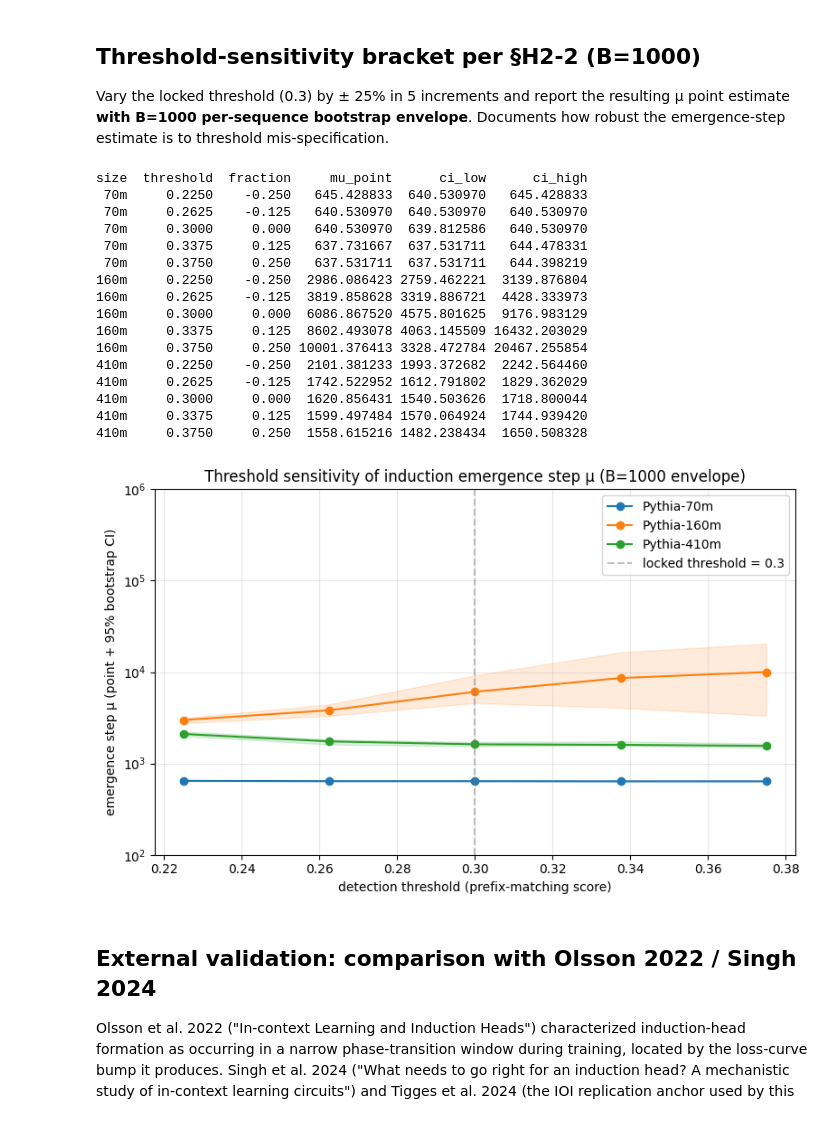
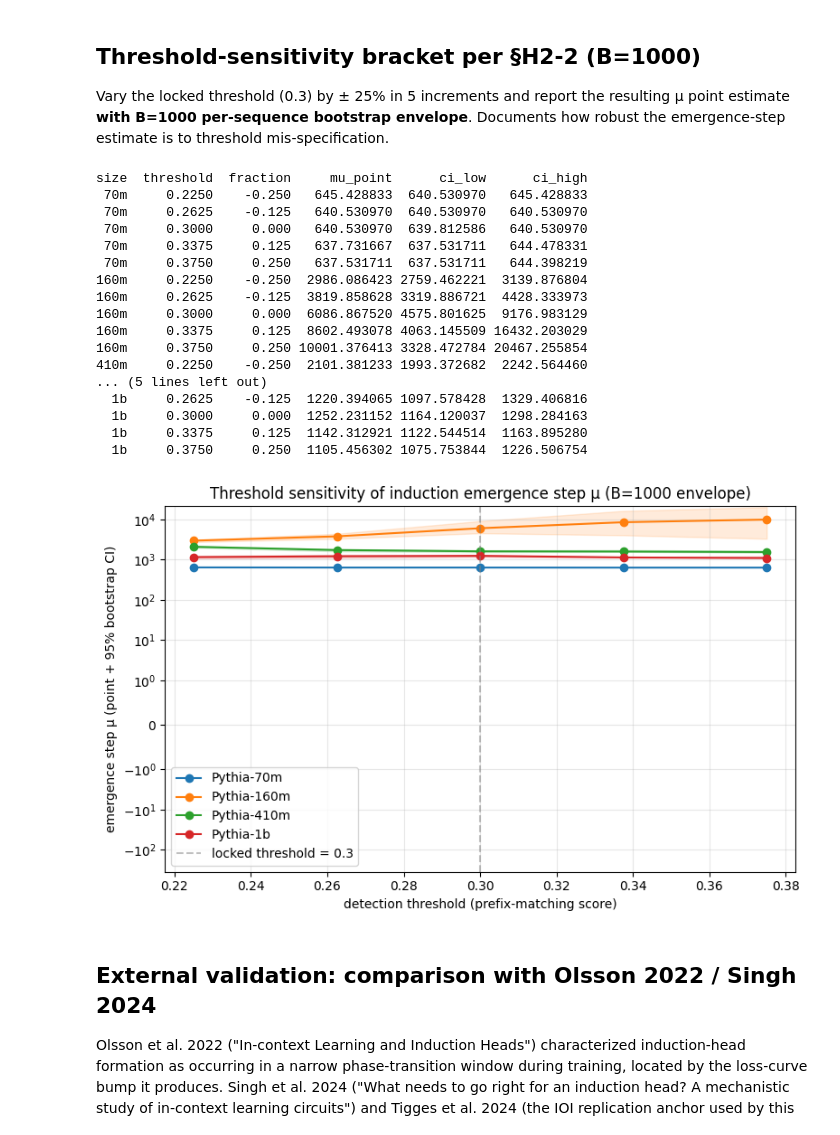
Before and after one commit to cam-berger/pythia-motif-emergence, a Jupyter notebook: notebooks/induction_full_sweep.ipynb, the cells around one changed output. Saved outputs shown, nothing was run; the diff lists cells and outputs as text; code cells hidden in the pictures.

```diff
--- a/notebooks/induction_full_sweep.ipynb
+++ b/notebooks/induction_full_sweep.ipynb
@@ -39,5 +50,5 @@ Long-format parquet from `_run_phase2_induction_sweep.py`. Per-cell `.npz` with
 # %%
-df = read_long(REPO / 'data' / 'exploration' / 'phase2_induction_sweep.parquet')
+df = pd.concat([read_long(sweep_path(s)) for s in SIZES]).reset_index(drop=True)
 print(f'Total rows: {len(df):,}')
 print(f'Sizes: {sorted(df["size"].unique().tolist())}')
 print(f'Steps: {sorted(df.step.unique().tolist())[:5]}...{sorted(df.step.unique().tolist())[-3:]}')
@@ -108,7 +120,7 @@ for size in SIZES:
     # Load per-seq cache
     per_seq_by_step = {}
     for s in steps:
-        npz = np.load(REPO / 'data' / 'exploration' / 'phase2_induction_per_seq' / f'{size}_step{s}.npz')
+        npz = np.load(per_seq_dir(size) / f'{size}_step{s}.npz')
         per_seq_by_step[int(s)] = npz['per_sequence_scores']
     mus, mu_point = bootstrap_induction(per_seq_by_step, INDUCTION_THRESHOLD, rng, B=1000)
     bres = summarize_bootstrap(size, 'induction', INDUCTION_THRESHOLD, mus, mu_point)
@@ -136,10 +149,10 @@ for size in SIZES:
                    linestyle='--', alpha=0.7,
                    label=f'  μ = {bres.mu_point_estimate:.0f}')
 ax.set_xscale('symlog', linthresh=1)
-ax.set_xlim(100, 200000)
+ax.set_xlim(0.5, 200000)
 ax.set_xlabel('training step (symlog)')
 ax.set_ylabel('count of heads with prefix-matching score > 0.3')
-ax.set_title('Induction-head count emergence with bootstrap CI on μ (Phase 2 full sweep)')
+ax.set_title('Induction-head count emergence with bootstrap CI on μ (4 Pythia sizes)')
 ax.legend(fontsize=9)
 ax.grid(alpha=0.3)
 plt.tight_layout()
@@ -190,7 +203,7 @@ for size in SIZES:
     steps = sub['step'].values
     per_seq_by_step = {}
     for s in steps:
-        npz = np.load(REPO / 'data' / 'exploration' / 'phase2_induction_per_seq' / f'{size}_step{s}.npz')
+        npz = np.load(per_seq_dir(size) / f'{size}_step{s}.npz')
         per_seq_by_step[int(s)] = npz['per_sequence_scores']
     for frac in THRESHOLD_SENSITIVITY_FRACTIONS:
         thr = INDUCTION_THRESHOLD * (1.0 + frac)
@@ -215,31 +228,31 @@ size  threshold  fraction     mu_point      ci_low      ci_high
 160m     0.3375     0.125  8602.493078 4063.145509 16432.203029
 160m     0.3750     0.250 10001.376413 3328.472784 20467.255854
 410m     0.2250    -0.250  2101.381233 1993.372682  2242.564460
-410m     0.2625    -0.125  1742.522952 1612.791802  1829.362029
-410m     0.3000     0.000  1620.856431 1540.503626  1718.800044
-410m     0.3375     0.125  1599.497484 1570.064924  1744.939420
-410m     0.3750     0.250  1558.615216 1482.238434  1650.508328
+... (5 lines left out)
+  1b     0.2625    -0.125  1220.394065 1097.578428  1329.406816
+  1b     0.3000     0.000  1252.231152 1164.120037  1298.284163
+  1b     0.3375     0.125  1142.312921 1122.544514  1163.895280
+  1b     0.3750     0.250  1105.456302 1075.753844  1226.506754
 # %%
 fig, ax = plt.subplots(figsize=(8, 5))
 for size in SIZES:
     sub = sens_df[sens_df['size'] == size].sort_values('threshold')
     ax.fill_between(sub['threshold'], sub['ci_low'], sub['ci_high'],
                     color=SIZE_COLOR[size], alpha=0.15)
     ax.plot(sub['threshold'], sub['mu_point'], marker='o',
             color=SIZE_COLOR[size], label=f'Pythia-{size}')
 ax.axvline(INDUCTION_THRESHOLD, color='gray', linestyle='--', alpha=0.5,
            label=f'locked threshold = {INDUCTION_THRESHOLD}')
 ax.set_xlabel('detection threshold (prefix-matching score)')
 ax.set_ylabel('emergence step μ (point + 95% bootstrap CI)')
 ax.set_yscale('symlog', linthresh=1)
-ax.set_ylim(100,10**6)
 ax.set_title('Threshold sensitivity of induction emergence step μ (B=1000 envelope)')
 ax.legend()
 ax.grid(alpha=0.3)
 plt.tight_layout()
 plt.show()
 # %% [output]
-[figure, old version]
+[figure, new version]
 # %% [markdown]
 ## External validation: comparison with Olsson 2022 / Singh 2024
 
```
Also changed, not shown: parts of 11 cells of this notebook, 22 other files.
